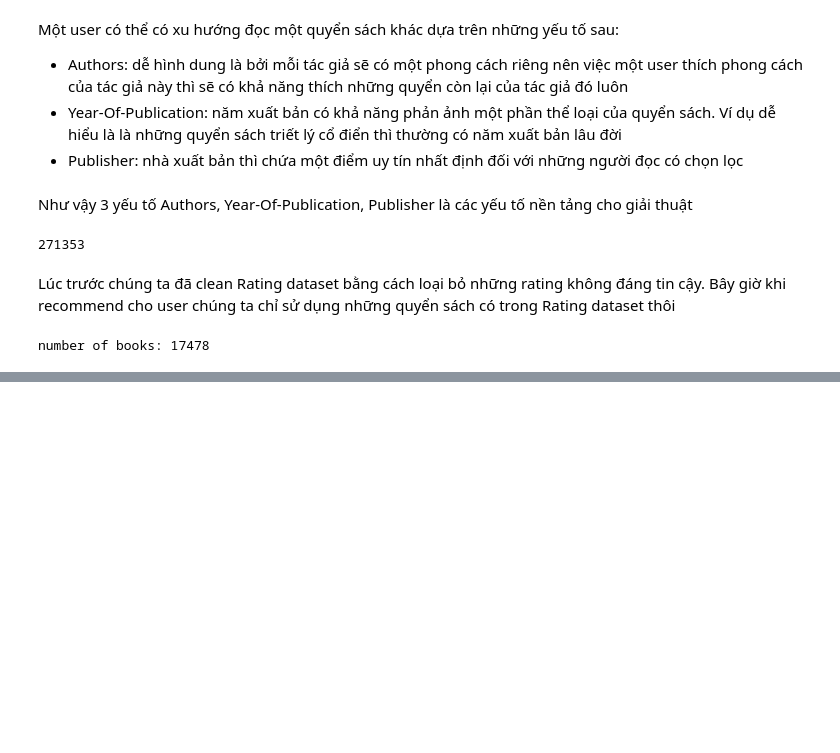
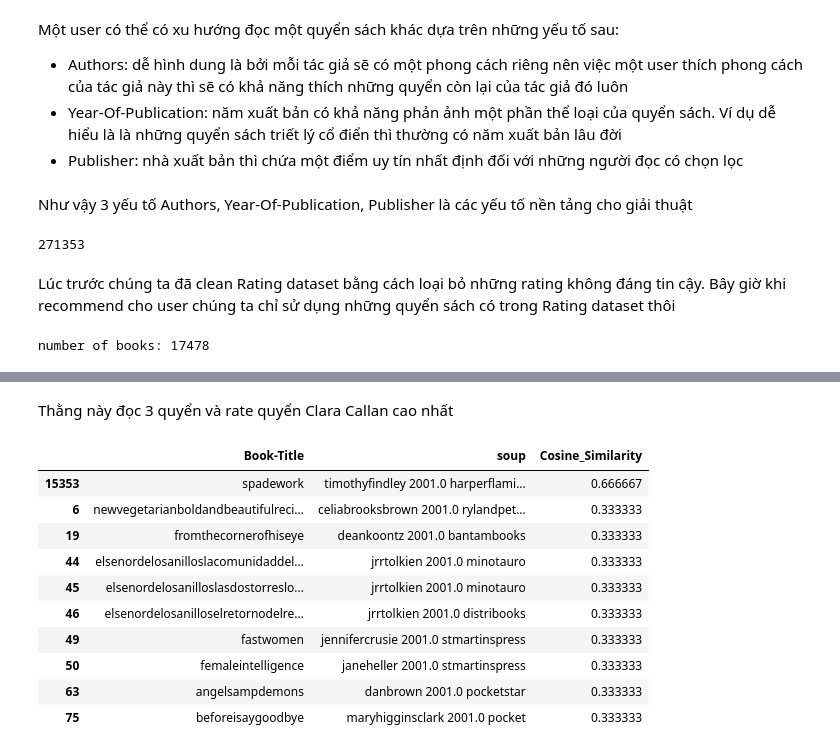
Before and after one commit to kieubaduong/Machine-Learning-self-study, a Jupyter notebook: books_recommendation/content_based_knn.ipynb, the cells around one changed output, grey strips where cells are left out. Saved outputs shown, nothing was run; the diff lists cells and outputs as text; code cells hidden in the pictures; blank space fills up the shorter version.

```diff
--- a/books_recommendation/content_based_knn.ipynb
+++ b/books_recommendation/content_based_knn.ipynb
@@ -335,0 +418,38 @@ for feature in features:
+# %%
+# recommend_books là hàm trả về 10 cuốn sách tương tự nhất với cuốn sách có ISBN là ISBN
+def recommend_books(ISBN, cosine_sim):
+    # idx là chỉ số của cuốn sách có ISBN là ISBN
+    idx = indices[ISBN]
+
+    # sim_scores là một list chứa các cặp (chỉ số, độ tương đồng)
+    sim_scores = list(enumerate(cosine_sim[idx]))
+
+    # Sắp xếp các cặp (chỉ số, độ tương đồng) theo độ tương đồng giảm dần
+    sim_scores = sorted(sim_scores, key=lambda x: x[1], reverse=True)
+
+    # Lấy 10 cặp (chỉ số, độ tương đồng) đầu tiên
+    sim_scores = sim_scores[1:11]
+
+    # book_indices là một list chứa các chỉ số của các cuốn sách tương tự nhất
+    book_indices = [i[0] for i in sim_scores]
+
+    # Trả về 10 cuốn sách tương tự nhất và độ tương đồng của chúng
+    return df2[['Book-Title','soup']].iloc[book_indices], sim_scores
+# %%
+# get_recommendations là hàm trả về 10 cuốn sách tương tự nhất với cuốn sách mà người dùng có User-ID là userid đánh giá cao nhất
+def get_recommendations(userid, cosine_sim):
+    # ISBN là cuốn sách mà người dùng có User-ID là userid đánh giá cao nhất
+    ISBN = df_rating['ISBN'].loc[df_rating[df_rating['User-ID'] == userid]['Book-Rating'].idxmax()]
+
+    # recommendation là 10 cuốn sách tương tự nhất với cuốn sách có ISBN là ISBN
+    # sim_score là độ tương đồng của 10 cuốn sách tương tự nhất với cuốn sách có ISBN là ISBN
+    recommendation, sim_score = recommend_books(ISBN, cosine_sim)
+
+    # df_recommend là dataframe chứa 10 cuốn sách tương tự nhất với cuốn sách có ISBN là ISBN
+    df_recommend = pd.DataFrame(recommendation)
+    # Thêm cột Cosine_Similarity chứa độ tương đồng của 10 cuốn sách tương tự nhất với cuốn sách có ISBN là ISBN
+    df_recommend['Cosine_Similarity'] = sim_score
+    # hàm apply(lambda x: x[1]) là lấy phần tử thứ 2 của cặp (chỉ số, độ tương đồng)
+    df_recommend['Cosine_Similarity'] = df_recommend['Cosine_Similarity'].apply(lambda x: x[1])
+
+    return df_recommend
@@ -335,0 +465,17 @@ for feature in features:
+# %% [markdown]
+Thằng này đọc 3 quyển và rate quyển Clara Callan cao nhất
+# %%
+df_recommend = get_recommendations(8, cosine_sim2)
+df_recommend
+# %% [output]
+|  | Book-Title | soup | Cosine_Similarity |
+| 15353 | spadework | timothyfindley 2001.0 harperflami... | 0.666667 |
+| 6 | newvegetarianboldandbeautifulreci... | celiabrooksbrown 2001.0 rylandpet... | 0.333333 |
+| 19 | fromthecornerofhiseye | deankoontz 2001.0 bantambooks | 0.333333 |
+| 44 | elsenordelosanilloslacomunidaddel... | jrrtolkien 2001.0 minotauro | 0.333333 |
+| 45 | elsenordelosanilloslasdostorreslo... | jrrtolkien 2001.0 minotauro | 0.333333 |
+| 46 | elsenordelosanilloselretornodelre... | jrrtolkien 2001.0 distribooks | 0.333333 |
+| 49 | fastwomen | jennifercrusie 2001.0 stmartinspress | 0.333333 |
+| 50 | femaleintelligence | janeheller 2001.0 stmartinspress | 0.333333 |
+| 63 | angelsampdemons | danbrown 2001.0 pocketstar | 0.333333 |
+| 75 | beforeisaygoodbye | maryhigginsclark 2001.0 pocket | 0.333333 |
```
Also changed, not shown: parts of 12 cells of this notebook.
